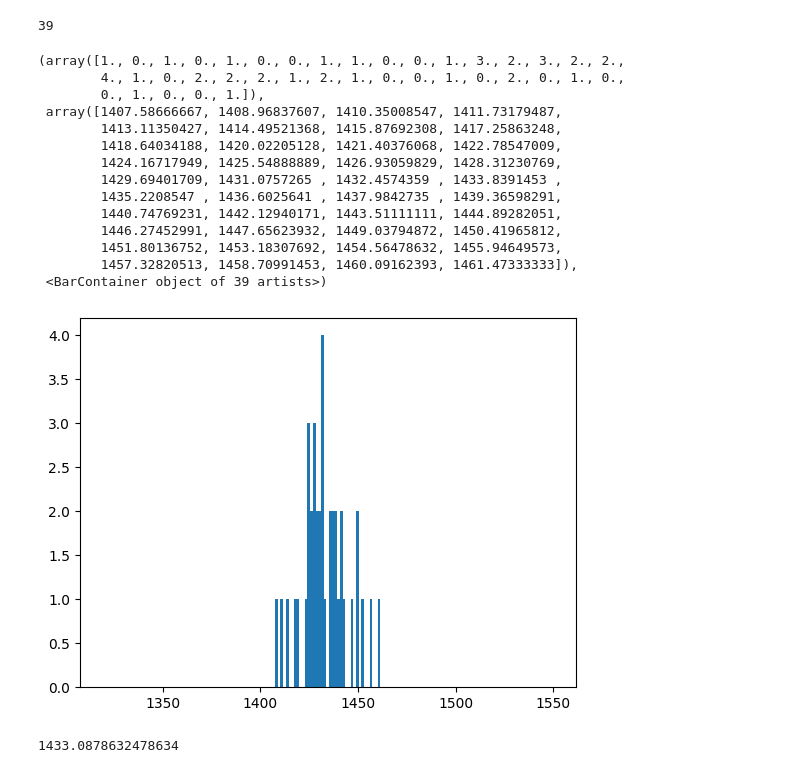
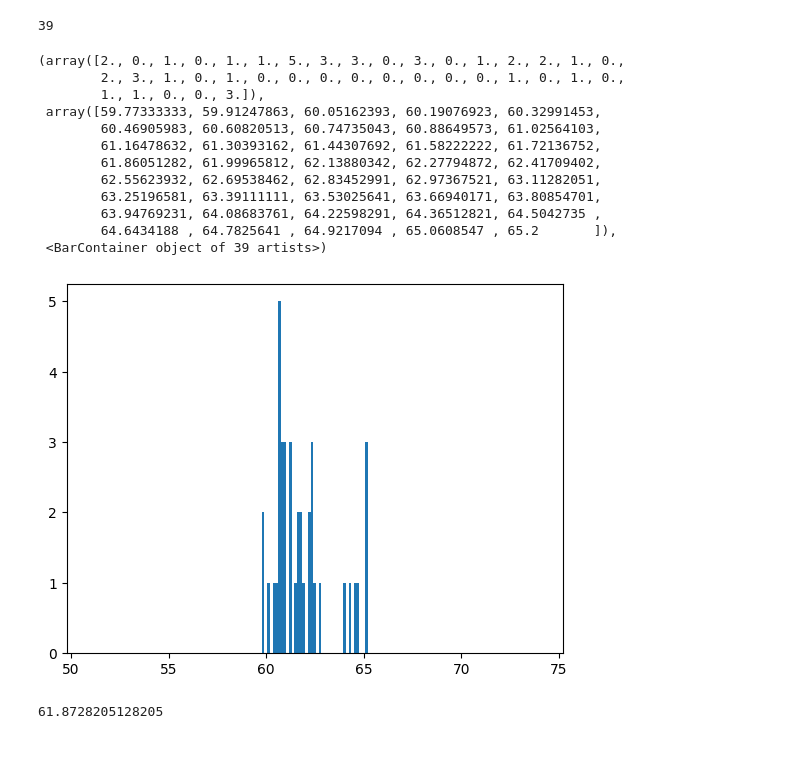
Before and after one commit to ConstructionIT/LH2023, a Jupyter notebook: generate_label_v2.ipynb, the cells around one changed output. Drawn from its saved outputs; the diff is of its cells as text; code cells hidden in the pictures.

```diff
--- a/generate_label_v2.ipynb
+++ b/generate_label_v2.ipynb
@@ -313,7 +313,8 @@ for imgs, folder in zip(imgs_l, path_l):
             cY = int(M["m01"] / M["m00"])
             center = (int(x), int(y))
             radius = int(radius)
-            radius_sub_lst.append([cX, cY])
+            # radius_sub_lst.append([cX, cY])
+            radius_sub_lst.append(radius)
 
             # cv2.circle(dst, (int(x), int(y)), int(radius), (255,0,0), 2)
             cv2.circle(dst, (cX, cY), 1, (255, 0, 0), 2)
@@ -379,27 +380,25 @@ radius_mean_sup_array = np.array(radius_mean_sup_lst)
 # %%
 radius_mean_not_exist_nan = radius_mean_sup_array[~np.isnan(np.array(radius_mean_sup_lst))]
 # %%
-rng = 100
+rng = 10
 
 plt.xlim([min(radius_mean_not_exist_nan) - rng, max(radius_mean_not_exist_nan) + rng])
 plt.hist(np.array(radius_mean_not_exist_nan), bins = len(radius_mean_not_exist_nan))
 # %% [output]
-(array([1., 0., 1., 0., 1., 0., 0., 1., 1., 0., 0., 1., 3., 2., 3., 2., 2.,
-        4., 1., 0., 2., 2., 2., 1., 2., 1., 0., 0., 1., 0., 2., 0., 1., 0.,
-        0., 1., 0., 0., 1.]),
- array([1407.58666667, 1408.96837607, 1410.35008547, 1411.73179487,
-        1413.11350427, 1414.49521368, 1415.87692308, 1417.25863248,
-        1418.64034188, 1420.02205128, 1421.40376068, 1422.78547009,
-        1424.16717949, 1425.54888889, 1426.93059829, 1428.31230769,
-        1429.69401709, 1431.0757265 , 1432.4574359 , 1433.8391453 ,
-        1435.2208547 , 1436.6025641 , 1437.9842735 , 1439.36598291,
-        1440.74769231, 1442.12940171, 1443.51111111, 1444.89282051,
-        1446.27452991, 1447.65623932, 1449.03794872, 1450.41965812,
-        1451.80136752, 1453.18307692, 1454.56478632, 1455.94649573,
-        1457.32820513, 1458.70991453, 1460.09162393, 1461.47333333]),
+(array([2., 0., 1., 0., 1., 1., 5., 3., 3., 0., 3., 0., 1., 2., 2., 1., 0.,
+        2., 3., 1., 0., 1., 0., 0., 0., 0., 0., 0., 0., 0., 1., 0., 1., 0.,
+        1., 1., 0., 0., 3.]),
+ array([59.77333333, 59.91247863, 60.05162393, 60.19076923, 60.32991453,
+        60.46905983, 60.60820513, 60.74735043, 60.88649573, 61.02564103,
+        61.16478632, 61.30393162, 61.44307692, 61.58222222, 61.72136752,
+        61.86051282, 61.99965812, 62.13880342, 62.27794872, 62.41709402,
+        62.55623932, 62.69538462, 62.83452991, 62.97367521, 63.11282051,
+        63.25196581, 63.39111111, 63.53025641, 63.66940171, 63.80854701,
+        63.94769231, 64.08683761, 64.22598291, 64.36512821, 64.5042735 ,
+        64.6434188 , 64.7825641 , 64.9217094 , 65.0608547 , 65.2       ]),
  <BarContainer object of 39 artists>)
-[figure, old version]
+[figure, new version]
 # %%
 np.array(radius_mean_not_exist_nan).mean()
 # %% [output]
-1433.0878632478634
+61.8728205128205
```
